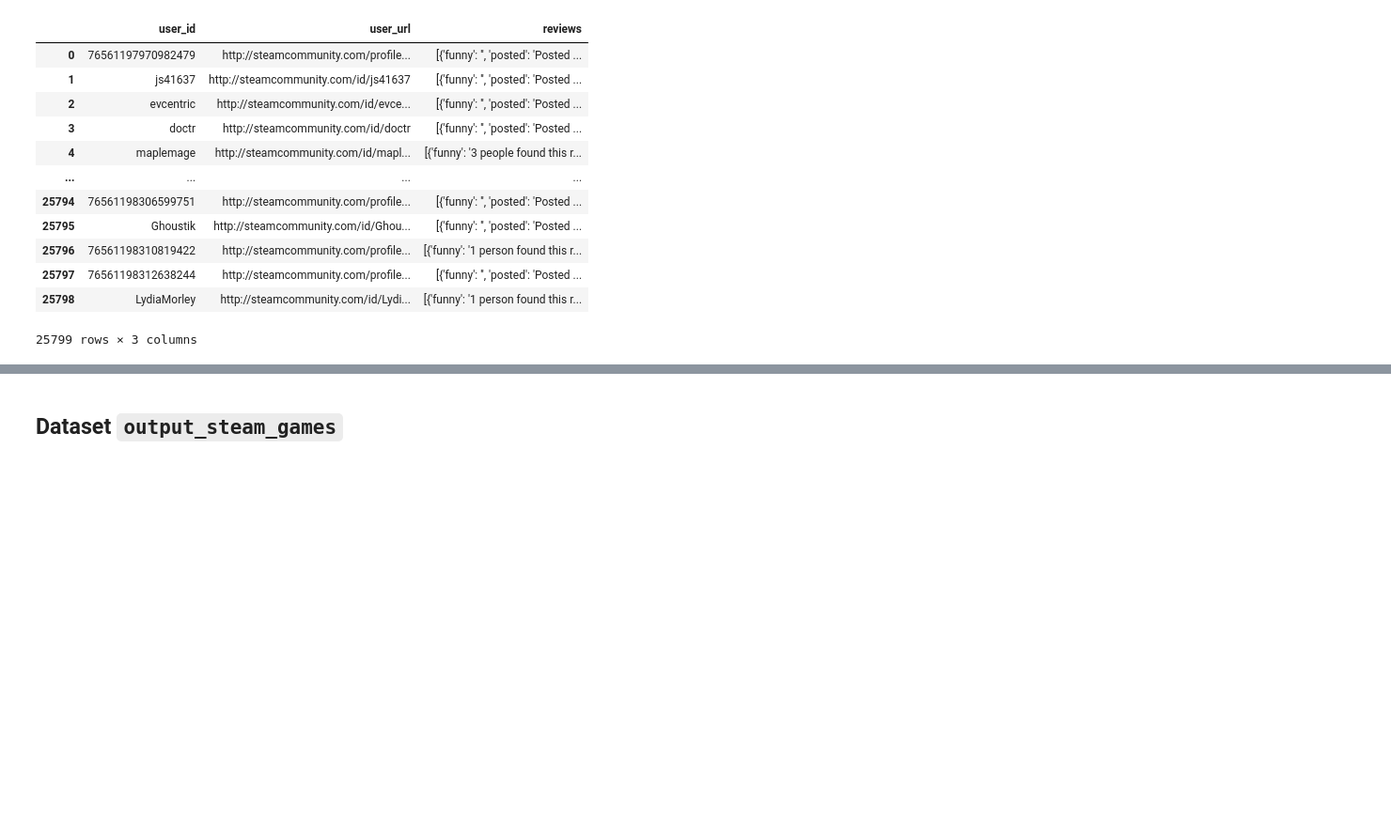
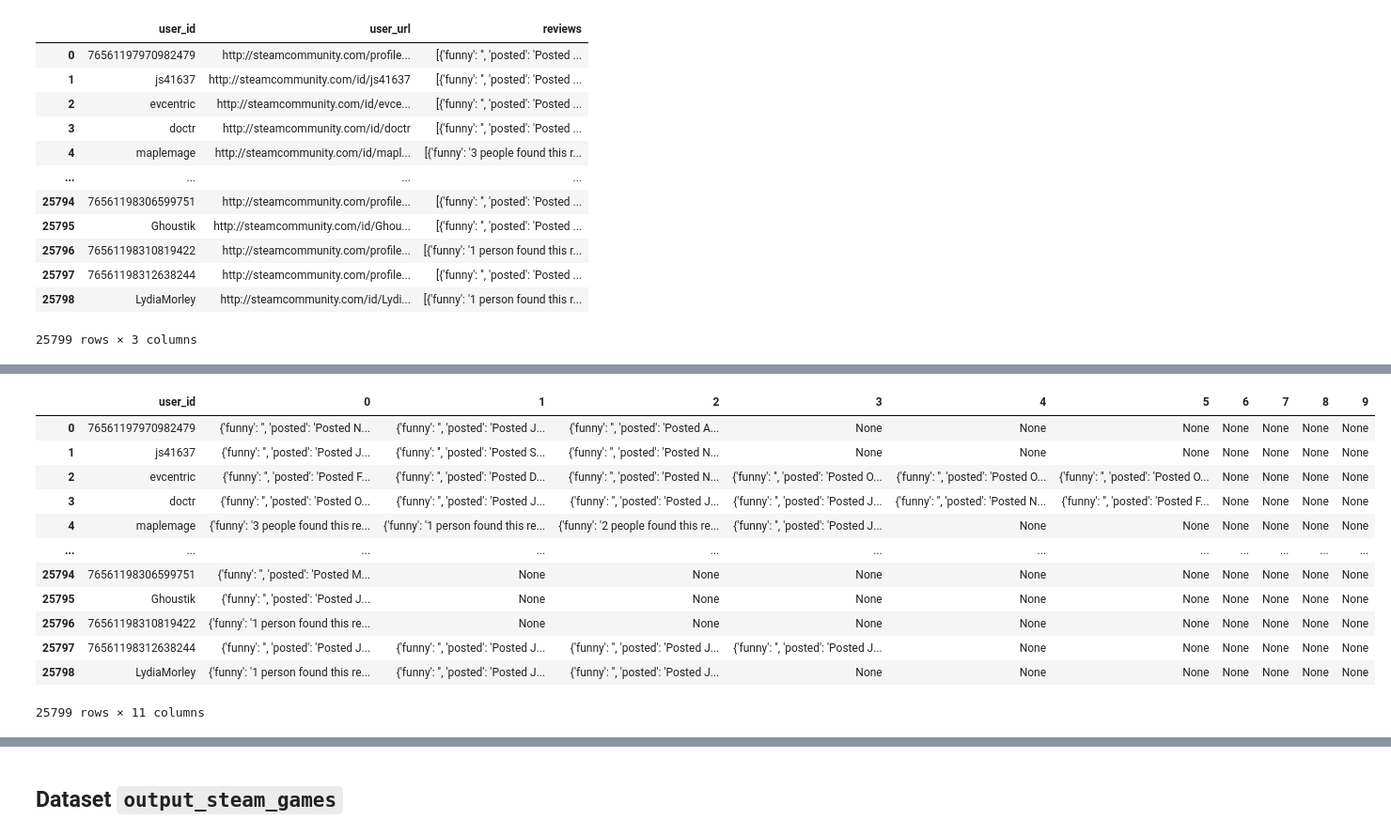
Before and after one commit to IngCarlaPezzone/PI1_MLOps_videojuegos, a Jupyter notebook: 01_ETL.ipynb, the cells around one changed output, grey strips where cells are left out. Shown at 94% size. Cells and saved outputs as stored; diff of their text form; code cells hidden in the pictures; blank space fills up the shorter version.

```diff
--- a/01_ETL.ipynb
+++ b/01_ETL.ipynb
@@ -37,0 +104,2 @@ df_reviews
+# %%
+df_reviews = df_reviews.drop(columns=['user_url'])
@@ -37,0 +124,3 @@ df_reviews
+# %%
+df_reviews2 = pd.json_normalize(df_reviews['reviews'])
+df_reviews2.head()
@@ -37,0 +141,18 @@ df_reviews
+# %%
+# Se agrega el user_id a las columnas separadas
+df_reviews2 = pd.concat([df_reviews['user_id'], df_reviews2], axis=1)
+df_reviews2.head()
+# %% [output]
+|  | user_id | 0 | 1 | 2 | 3 | 4 | 5 | 6 | 7 | 8 | 9 |
+| 0 | 76561197970982479 | {'funny': '', 'posted': 'Posted N... | {'funny': '', 'posted': 'Posted J... | {'funny': '', 'posted': 'Posted A... | None | None | None | None | None | None | None |
+| 1 | js41637 | {'funny': '', 'posted': 'Posted J... | {'funny': '', 'posted': 'Posted S... | {'funny': '', 'posted': 'Posted N... | None | None | None | None | None | None | None |
+| 2 | evcentric | {'funny': '', 'posted': 'Posted F... | {'funny': '', 'posted': 'Posted D... | {'funny': '', 'posted': 'Posted N... | {'funny': '', 'posted': 'Posted O... | {'funny': '', 'posted': 'Posted O... | {'funny': '', 'posted': 'Posted O... | None | None | None | None |
+| 3 | doctr | {'funny': '', 'posted': 'Posted O... | {'funny': '', 'posted': 'Posted J... | {'funny': '', 'posted': 'Posted J... | {'funny': '', 'posted': 'Posted J... | {'funny': '', 'posted': 'Posted N... | {'funny': '', 'posted': 'Posted F... | None | None | None | None |
+| 4 | maplemage | {'funny': '3 people found this re... | {'funny': '1 person found this re... | {'funny': '2 people found this re... | {'funny': '', 'posted': 'Posted J... | None | None | None | None | None | None |
+| ... | ... | ... | ... | ... | ... | ... | ... | ... | ... | ... | ... |
+| 25794 | 76561198306599751 | {'funny': '', 'posted': 'Posted M... | None | None | None | None | None | None | None | None | None |
+| 25795 | Ghoustik | {'funny': '', 'posted': 'Posted J... | None | None | None | None | None | None | None | None | None |
+| 25796 | 76561198310819422 | {'funny': '1 person found this re... | None | None | None | None | None | None | None | None | None |
+| 25797 | 76561198312638244 | {'funny': '', 'posted': 'Posted J... | {'funny': '', 'posted': 'Posted J... | {'funny': '', 'posted': 'Posted J... | {'funny': '', 'posted': 'Posted J... | None | None | None | None | None | None |
+| 25798 | LydiaMorley | {'funny': '1 person found this re... | {'funny': '', 'posted': 'Posted J... | {'funny': '', 'posted': 'Posted J... | None | None | None | None | None | None | None |
+25799 rows × 11 columns
```
Also changed, not shown: parts of 39 cells of this notebook, 1 other file.
